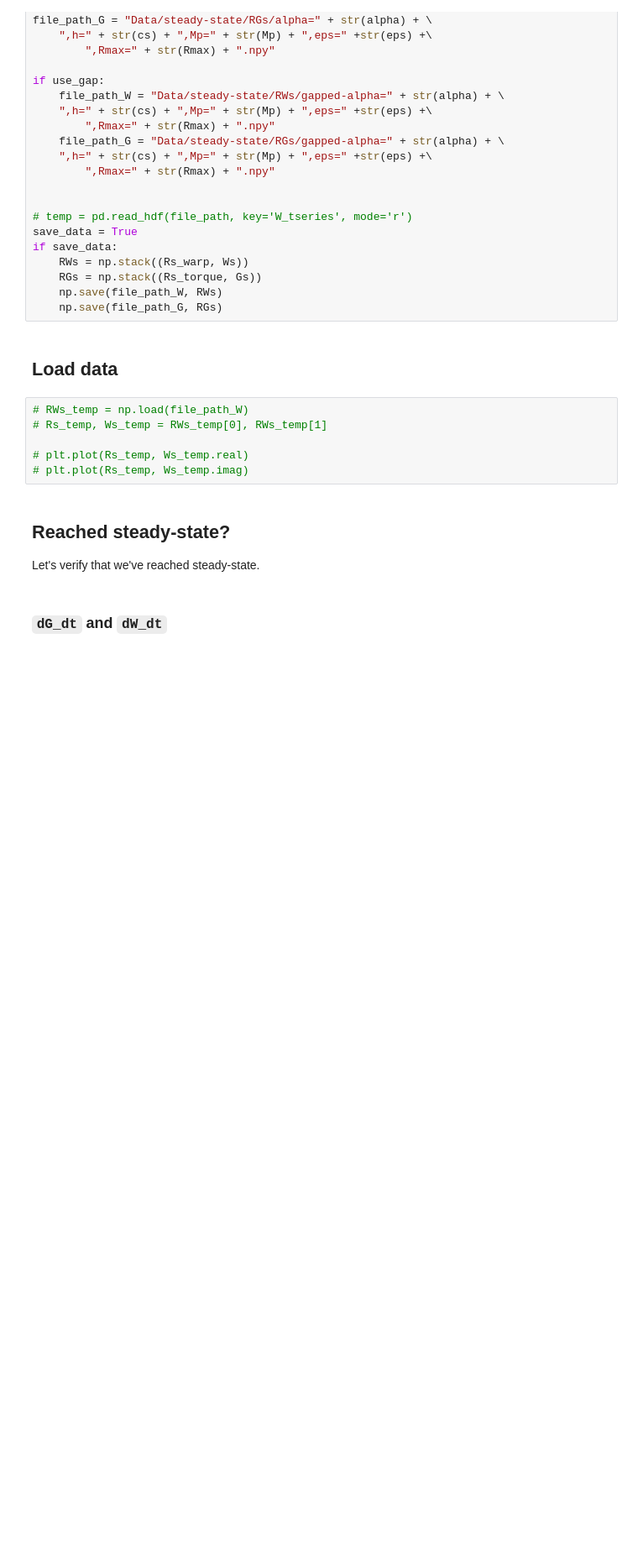
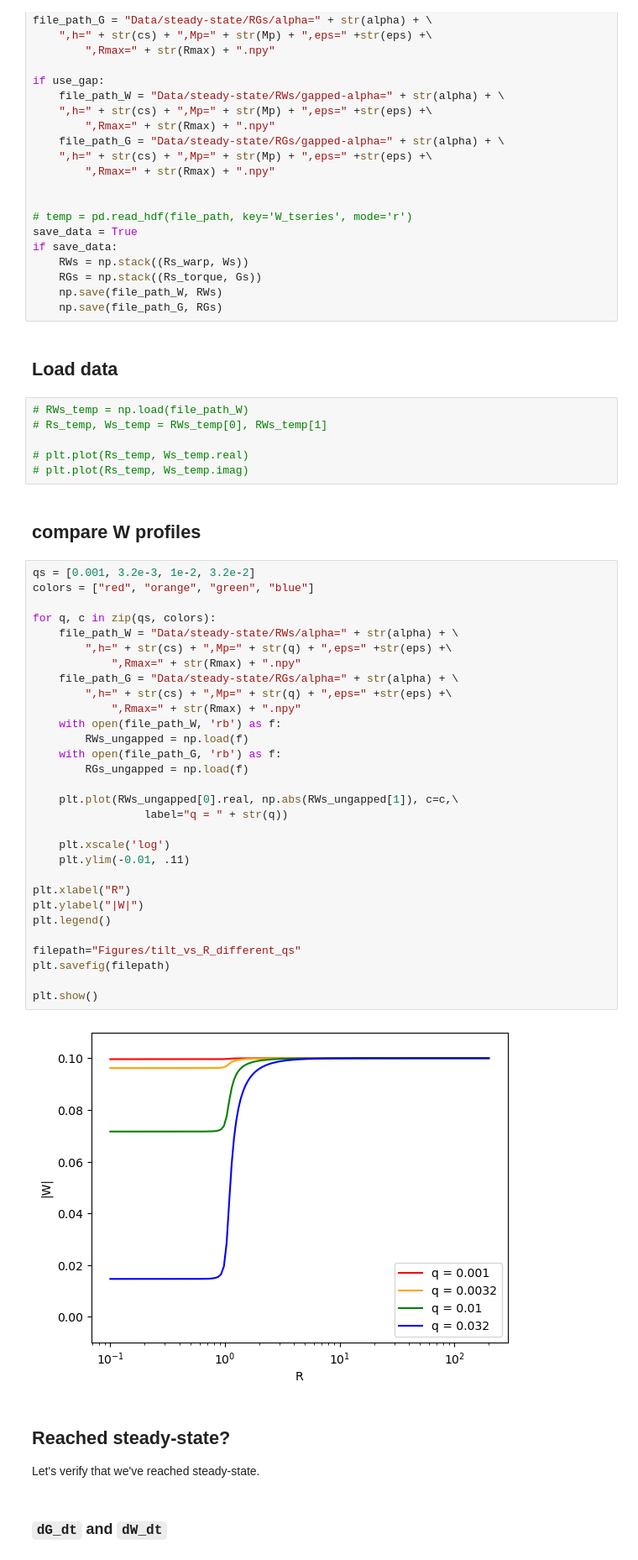
Before and after one commit to Jupiter1994/warped-disks, a Jupyter notebook: reduced-eqs-steady-state.ipynb, the cells around one changed output. Shown at 84% size. Saved outputs shown, nothing was run; the diff lists cells and outputs as text; blank space fills up the shorter version.

```diff
--- a/reduced-eqs-steady-state.ipynb
+++ b/reduced-eqs-steady-state.ipynb
@@ -779,6 +780,40 @@ if save_data:
 
 # plt.plot(Rs_temp, Ws_temp.real)
 # plt.plot(Rs_temp, Ws_temp.imag)
+# %% [markdown]
+## compare W profiles
+# %%
+qs = [0.001, 3.2e-3, 1e-2, 3.2e-2]
+colors = ["red", "orange", "green", "blue"]
+
+for q, c in zip(qs, colors):
+    file_path_W = "Data/steady-state/RWs/alpha=" + str(alpha) + \
+        ",h=" + str(cs) + ",Mp=" + str(q) + ",eps=" +str(eps) +\
+            ",Rmax=" + str(Rmax) + ".npy"
+    file_path_G = "Data/steady-state/RGs/alpha=" + str(alpha) + \
+        ",h=" + str(cs) + ",Mp=" + str(q) + ",eps=" +str(eps) +\
+            ",Rmax=" + str(Rmax) + ".npy"
+    with open(file_path_W, 'rb') as f:
+        RWs_ungapped = np.load(f)
+    with open(file_path_G, 'rb') as f:
+        RGs_ungapped = np.load(f)
+
+    plt.plot(RWs_ungapped[0].real, np.abs(RWs_ungapped[1]), c=c,\
+                 label="q = " + str(q))
+
+    plt.xscale('log')
+    plt.ylim(-0.01, .11)
+
+plt.xlabel("R")
+plt.ylabel("|W|")
+plt.legend()
+
+filepath="Figures/tilt_vs_R_different_qs"
+plt.savefig(filepath)
+
+plt.show()
+# %% [output]
+[figure, added]
 # %% [markdown]
 ## Reached steady-state?
 
```
Also changed, not shown: parts of 5 cells of this notebook.
